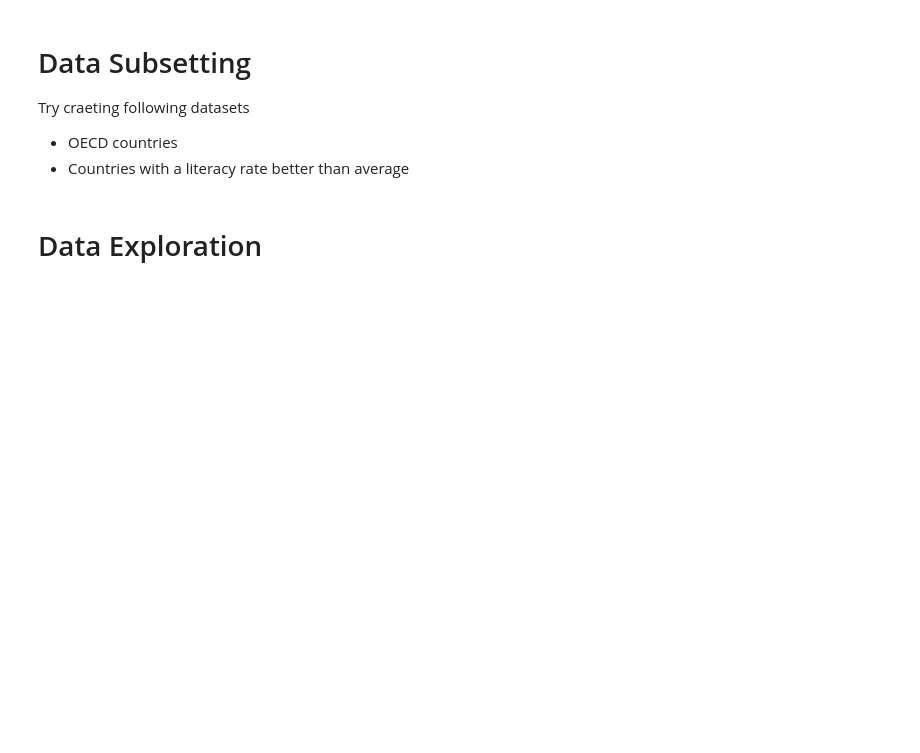
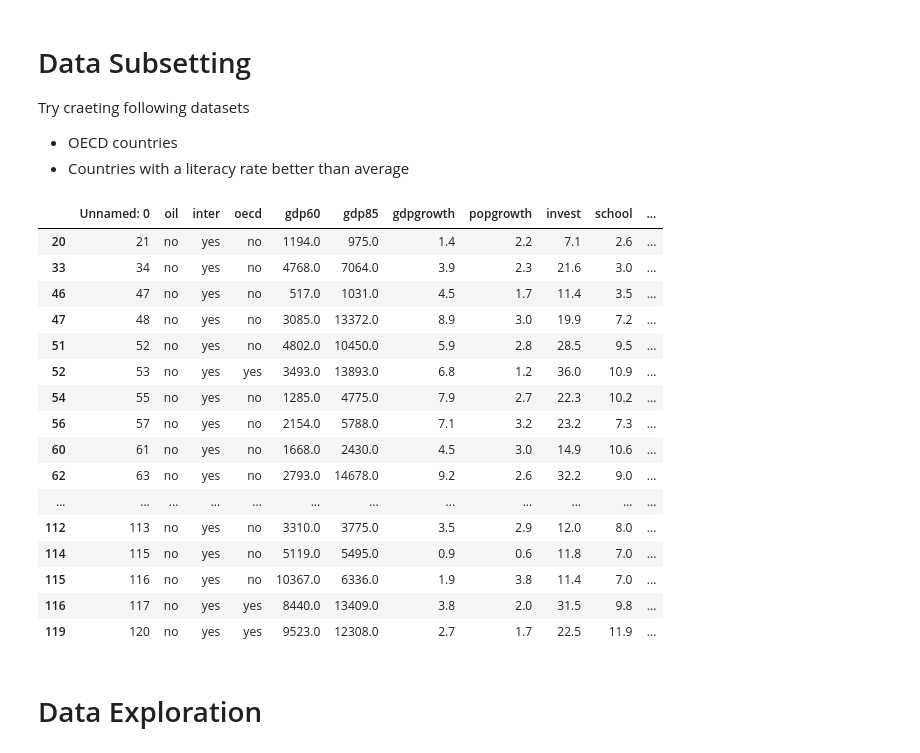
Before and after one commit to ab17254/GV918-Week04, a Jupyter notebook: Week_04_Class_Exercise_1.ipynb, the cells around one changed output. Drawn from its saved outputs; the diff is of its cells as text; code cells hidden in the pictures; blank space fills up the shorter version.

```diff
--- a/Week_04_Class_Exercise_1.ipynb
+++ b/Week_04_Class_Exercise_1.ipynb
@@ -85,8 +85,25 @@ Try craeting following datasets
 - Countries with a literacy rate better than average
 # %%
 oecd = data_df[data_df.oecd == 'yes']
-mean_literacy = data_df['literacy60'].mean()
-literate_countries = data_df[data_df.literacy60 > mean_literacy]
+literate_countries = data_df[data_df.literacy60 > data_df['literacy60'].mean()]
+# %% [output]
+|  | Unnamed: 0 | oil | inter | oecd | gdp60 | gdp85 | gdpgrowth | popgrowth | invest | school | ... |
+| 20 | 21 | no | yes | no | 1194.0 | 975.0 | 1.4 | 2.2 | 7.1 | 2.6 | ... |
+| 33 | 34 | no | yes | no | 4768.0 | 7064.0 | 3.9 | 2.3 | 21.6 | 3.0 | ... |
+| 46 | 47 | no | yes | no | 517.0 | 1031.0 | 4.5 | 1.7 | 11.4 | 3.5 | ... |
+| 47 | 48 | no | yes | no | 3085.0 | 13372.0 | 8.9 | 3.0 | 19.9 | 7.2 | ... |
+| 51 | 52 | no | yes | no | 4802.0 | 10450.0 | 5.9 | 2.8 | 28.5 | 9.5 | ... |
+| 52 | 53 | no | yes | yes | 3493.0 | 13893.0 | 6.8 | 1.2 | 36.0 | 10.9 | ... |
+| 54 | 55 | no | yes | no | 1285.0 | 4775.0 | 7.9 | 2.7 | 22.3 | 10.2 | ... |
+| 56 | 57 | no | yes | no | 2154.0 | 5788.0 | 7.1 | 3.2 | 23.2 | 7.3 | ... |
+| 60 | 61 | no | yes | no | 1668.0 | 2430.0 | 4.5 | 3.0 | 14.9 | 10.6 | ... |
+| 62 | 63 | no | yes | no | 2793.0 | 14678.0 | 9.2 | 2.6 | 32.2 | 9.0 | ... |
+| ... | ... | ... | ... | ... | ... | ... | ... | ... | ... | ... | ... |
+| 112 | 113 | no | yes | no | 3310.0 | 3775.0 | 3.5 | 2.9 | 12.0 | 8.0 | ... |
+| 114 | 115 | no | yes | no | 5119.0 | 5495.0 | 0.9 | 0.6 | 11.8 | 7.0 | ... |
+| 115 | 116 | no | yes | no | 10367.0 | 6336.0 | 1.9 | 3.8 | 11.4 | 7.0 | ... |
+| 116 | 117 | no | yes | yes | 8440.0 | 13409.0 | 3.8 | 2.0 | 31.5 | 9.8 | ... |
+| 119 | 120 | no | yes | yes | 9523.0 | 12308.0 | 2.7 | 1.7 | 22.5 | 11.9 | ... |
 # %% [markdown]
 # Data Exploration
 # %% [markdown]
```
Also changed, not shown: parts of 1 cell of this notebook.
